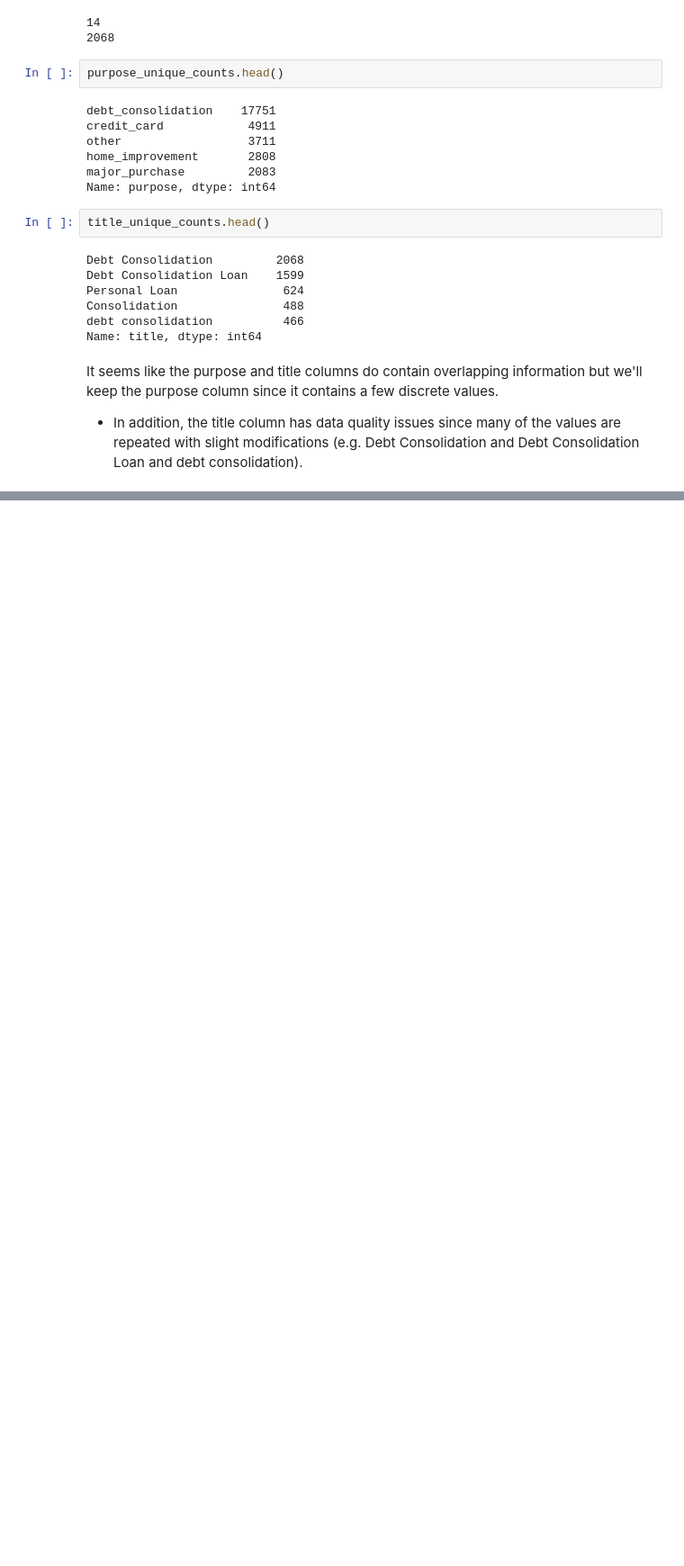
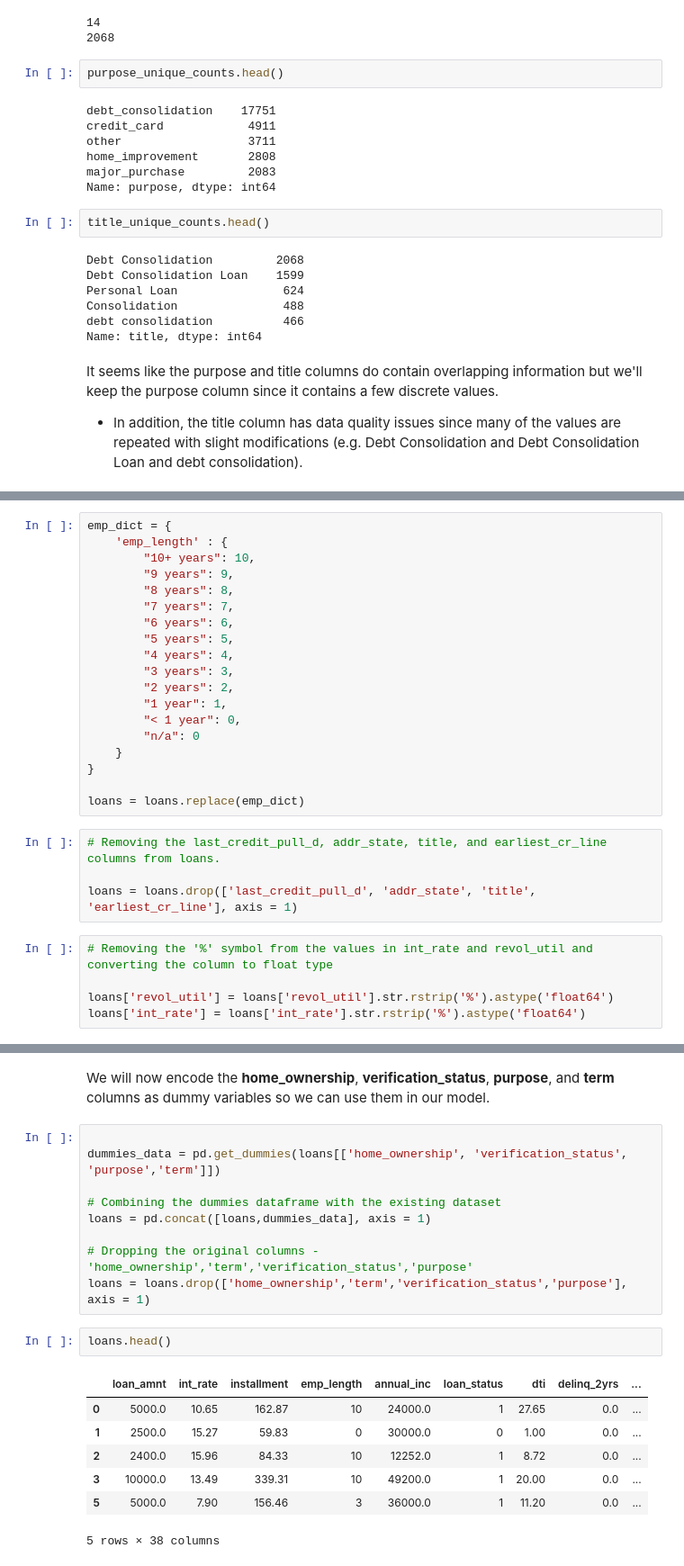
Before and after one commit to ajdatahub/ProjectDS, a Jupyter notebook: LendingClub Predictions/LendingClub Predictions.ipynb, the cells around one changed output, grey strips where cells are left out. Shown at 90% size. Cells and saved outputs as stored; diff of their text form; blank space fills up the shorter version.

```diff
--- a/LendingClub Predictions/LendingClub Predictions.ipynb
+++ b/LendingClub Predictions/LendingClub Predictions.ipynb
@@ -336,0 +360,28 @@ It seems like the purpose and title columns do contain overlapping information b
+# %%
+emp_dict = {
+    'emp_length' : {
+        "10+ years": 10,
+        "9 years": 9,
+        "8 years": 8,
+        "7 years": 7,
+        "6 years": 6,
+        "5 years": 5,
+        "4 years": 4,
+        "3 years": 3,
+        "2 years": 2,
+        "1 year": 1,
+        "< 1 year": 0,
+        "n/a": 0
+    }
+}
+
+loans = loans.replace(emp_dict)
+# %%
+# Removing the last_credit_pull_d, addr_state, title, and earliest_cr_line columns from loans.
+
+loans = loans.drop(['last_credit_pull_d', 'addr_state', 'title', 'earliest_cr_line'], axis = 1)
+# %%
+# Removing the '%' symbol from the values in int_rate and revol_util and converting the column to float type
+
+loans['revol_util'] = loans['revol_util'].str.rstrip('%').astype('float64')
+loans['int_rate'] = loans['int_rate'].str.rstrip('%').astype('float64')
@@ -336,0 +408,21 @@ It seems like the purpose and title columns do contain overlapping information b
+# %% [markdown]
+We will now encode the __home_ownership__, __verification_status__, __purpose__, and __term__ columns as dummy variables so we can use them in our model.
+# %%
+
+dummies_data = pd.get_dummies(loans[['home_ownership', 'verification_status', 'purpose','term']])
+
+# Combining the dummies dataframe with the existing dataset
+loans = pd.concat([loans,dummies_data], axis = 1)
+
+# Dropping the original columns -'home_ownership','term','verification_status','purpose'
+loans = loans.drop(['home_ownership','term','verification_status','purpose'], axis = 1)
+# %%
+loans.head()
+# %% [output]
+|  | loan_amnt | int_rate | installment | emp_length | annual_inc | loan_status | dti | delinq_2yrs | ... |
+| 0 | 5000.0 | 10.65 | 162.87 | 10 | 24000.0 | 1 | 27.65 | 0.0 | ... |
+| 1 | 2500.0 | 15.27 | 59.83 | 0 | 30000.0 | 0 | 1.00 | 0.0 | ... |
+| 2 | 2400.0 | 15.96 | 84.33 | 10 | 12252.0 | 1 | 8.72 | 0.0 | ... |
+| 3 | 10000.0 | 13.49 | 339.31 | 10 | 49200.0 | 1 | 20.00 | 0.0 | ... |
+| 5 | 5000.0 | 7.90 | 156.46 | 3 | 36000.0 | 1 | 11.20 | 0.0 | ... |
+5 rows × 38 columns
```
Also changed, not shown: parts of 4 cells of this notebook.
